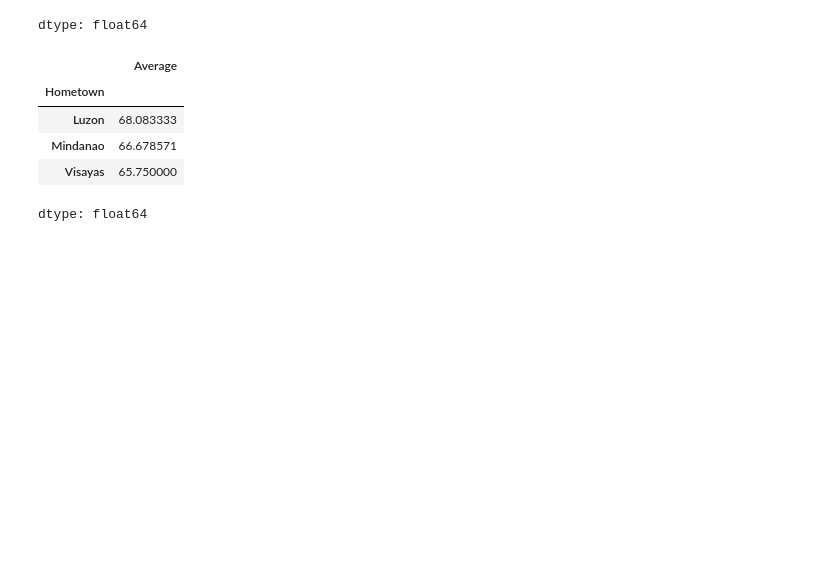
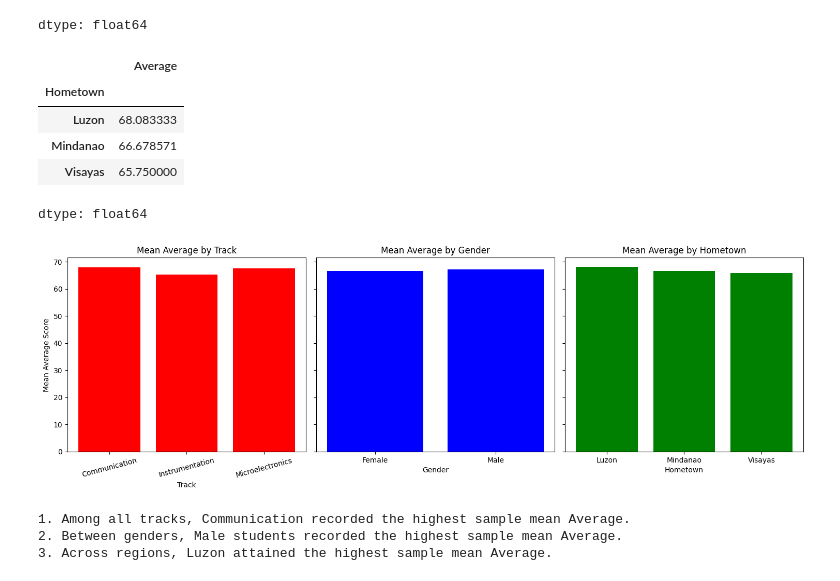
Before and after one commit to jasminemontillana/ECE2112_PA4, a Jupyter notebook: Programming_Assignment_4.ipynb, the cells around one changed output. Cells and saved outputs as stored; diff of their text form; code cells hidden in the pictures; blank space fills up the shorter version.

```diff
--- a/Programming_Assignment_4.ipynb
+++ b/Programming_Assignment_4.ipynb
@@ -63,8 +63,8 @@ display(VisFemale[VisFemale['Average'] >= 60])
 # %% [markdown]
 C. Category-Average Visualization
 # %%
-Track_Average = df.groupby('Track')['Average'].mean()
-Track_Average
+track_mean = df.groupby('Track')['Average'].mean()
+track_mean
 # %% [output]
 |  | Average |
 | Track |  |
@@ -73,8 +73,8 @@ Track_Average
 | Microelectronics | 67.500 |
 dtype: float64
 # %%
-Gender_Average = df.groupby('Gender')['Average'].mean()
-Gender_Average
+gender_mean = df.groupby('Gender')['Average'].mean()
+gender_mean
 # %% [output]
 |  | Average |
 | Gender |  |
@@ -82,8 +82,8 @@ Gender_Average
 | Male | 67.183333 |
 dtype: float64
 # %%
-Hometown_Average = df.groupby('Hometown')['Average'].mean()
-Hometown_Average
+hometown_mean = df.groupby('Hometown')['Average'].mean()
+hometown_mean
 # %% [output]
 |  | Average |
 | Hometown |  |
@@ -91,3 +91,31 @@ Hometown_Average
 | Mindanao | 66.678571 |
 | Visayas | 65.750000 |
 dtype: float64
+# %%
+fig, axes = plt.subplots(1, 3, figsize=(15, 5), sharey=True)
+axes[0].bar(track_mean.index, track_mean.values, color='red')
+axes[0].set_title('Mean Average by Track')
+axes[0].set_xlabel('Track')
+axes[0].set_ylabel('Mean Average Score')
+axes[0].tick_params(axis='x', labelrotation=15)
+
+axes[1].bar(gender_mean.index, gender_mean.values, color='blue')
+axes[1].set_title('Mean Average by Gender')
+axes[1].set_xlabel('Gender')
+
+axes[2].bar(hometown_mean.index, hometown_mean.values, color='green')
+axes[2].set_title('Mean Average by Hometown')
+axes[2].set_xlabel('Hometown')
+
+plt.tight_layout()
+plt.show()
+
+# Interpretation statements based on computed data
+print('1. Among all tracks, Communication recorded the highest sample mean Average.')
+print('2. Between genders, Male students recorded the highest sample mean Average.')
+print('3. Across regions, Luzon attained the highest sample mean Average.')
+# %% [output]
+[figure, added]
+1. Among all tracks, Communication recorded the highest sample mean Average.
+2. Between genders, Male students recorded the highest sample mean Average.
+3. Across regions, Luzon attained the highest sample mean Average.
```
